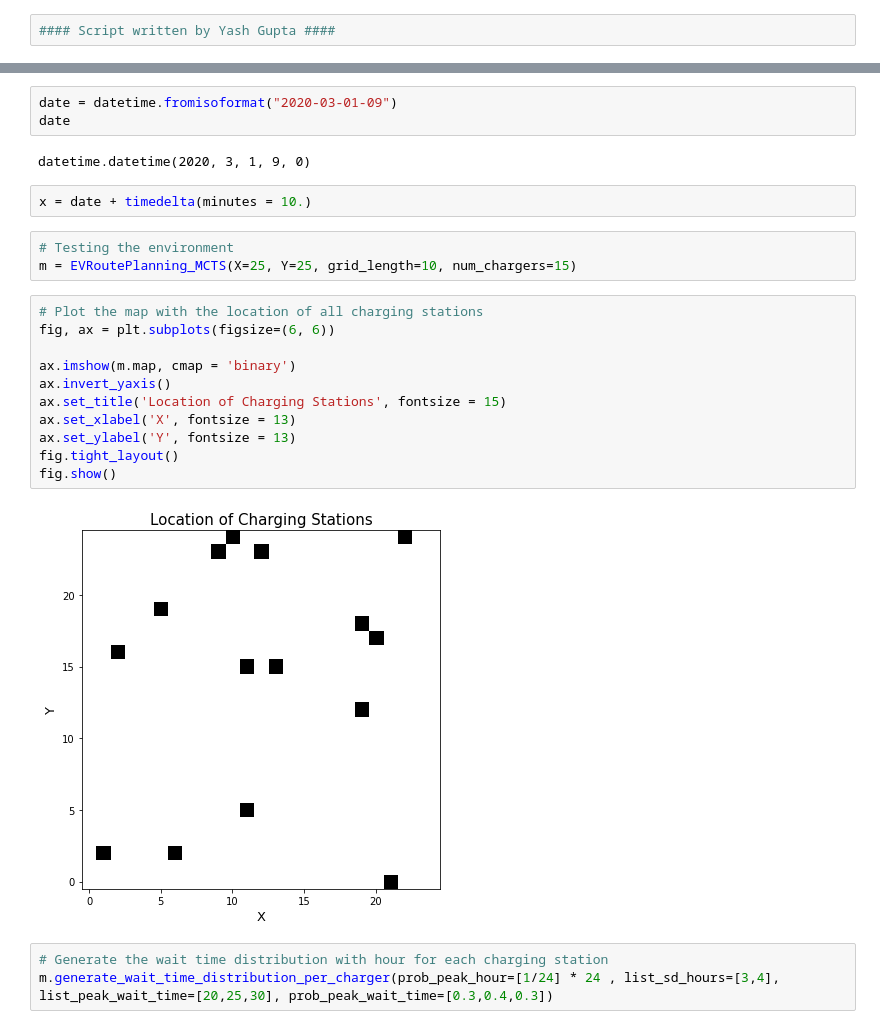
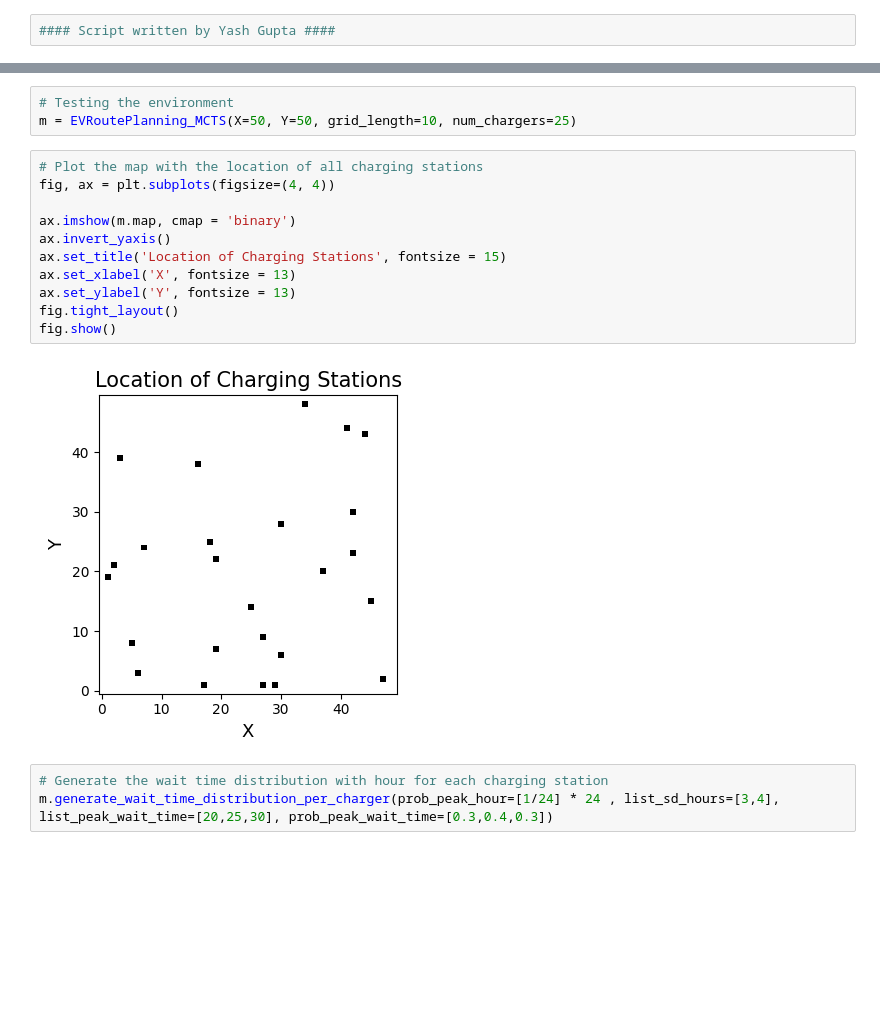
Before and after one commit to yashg2607/EVRoutePlanner, a Jupyter notebook: EVRoutePlanning_MCTS.ipynb, the cells around one changed output, grey strips where cells are left out. Drawn from its saved outputs; the diff is of its cells as text; blank space fills up the shorter version.

```diff
--- a/EVRoutePlanning_MCTS.ipynb
+++ b/EVRoutePlanning_MCTS.ipynb
@@ -436,26 +345,19 @@ class EVRoutePlanning_MCTS:
-# %%
-date = datetime.fromisoformat("2020-03-01-09")
-date
-# %% [output]
-datetime.datetime(2020, 3, 1, 9, 0)
-# %%
-x = date + timedelta(minutes = 10.)
 # %%
 # Testing the environment
-m = EVRoutePlanning_MCTS(X=25, Y=25, grid_length=10, num_chargers=15)
+m = EVRoutePlanning_MCTS(X=50, Y=50, grid_length=10, num_chargers=25)
 # %%
 # Plot the map with the location of all charging stations
-fig, ax = plt.subplots(figsize=(6, 6))
+fig, ax = plt.subplots(figsize=(4, 4))
 
 ax.imshow(m.map, cmap = 'binary')
 ax.invert_yaxis()
 ax.set_title('Location of Charging Stations', fontsize = 15)
 ax.set_xlabel('X', fontsize = 13)
 ax.set_ylabel('Y', fontsize = 13)
 fig.tight_layout()
 fig.show()
 # %% [output]
-[figure, old version]
+[figure, new version]
 # %%
 # Generate the wait time distribution with hour for each charging station
 m.generate_wait_time_distribution_per_charger(prob_peak_hour=[1/24] * 24 , list_sd_hours=[3,4], list_peak_wait_time=[20,25,30], prob_peak_wait_time=[0.3,0.4,0.3])
```
Also changed, not shown: parts of 9 cells of this notebook.
